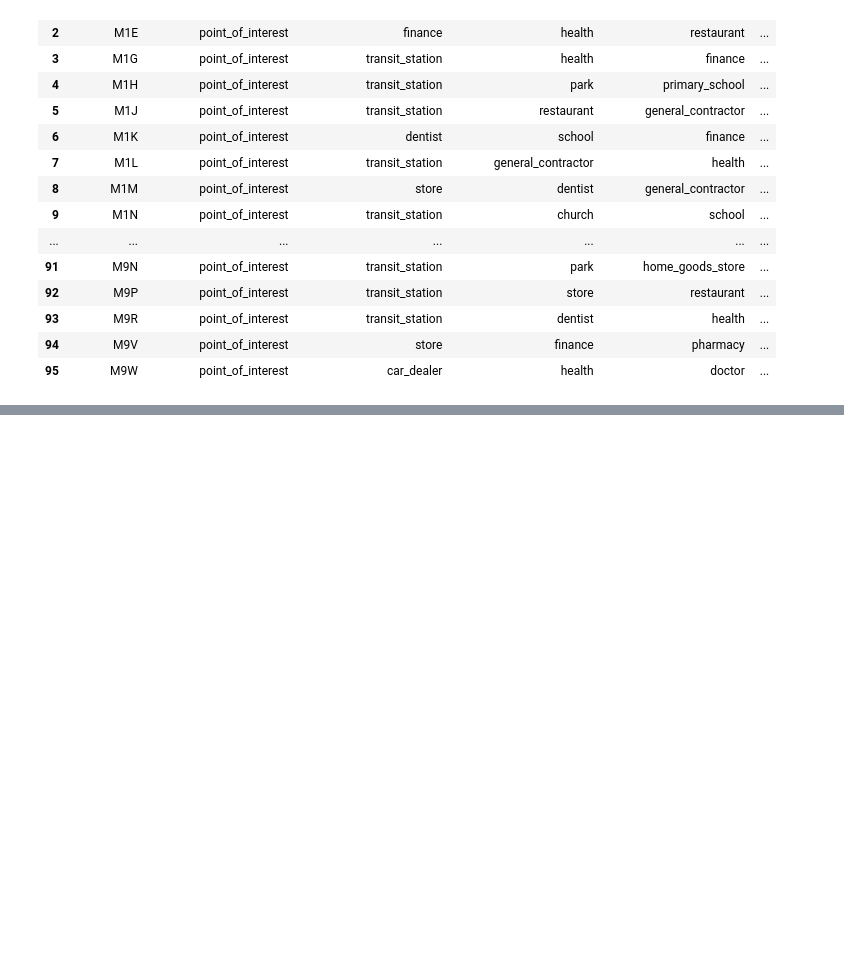
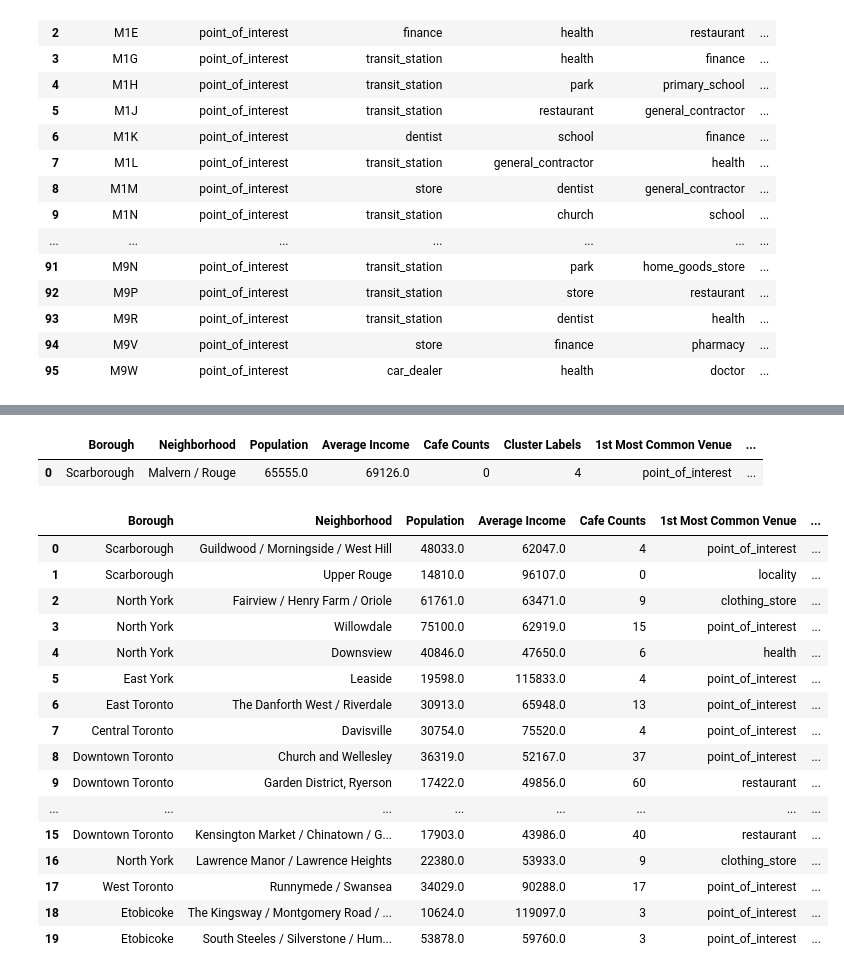
Before and after one commit to Dhruvi267/Market_segment, a Jupyter notebook: market-segmentationV3.ipynb, the cells around one changed output, grey strips where cells are left out. Drawn from its saved outputs; the diff is of its cells as text; code cells hidden in the pictures; blank space fills up the shorter version.

```diff
--- a/market-segmentationV3.ipynb
+++ b/market-segmentationV3.ipynb
@@ -1014,13 +994,13 @@ for ind in np.arange(num_top_venues):
         columns.append('{}th Most Common Venue'.format(ind+1))
 
 # create a new dataframe
-district_venues_sorted = pd.DataFrame(columns=columns)
-district_venues_sorted['Postal Code'] = toronto_onehot_grouped['Postal Code']
+toronto_onehot_sorted = pd.DataFrame(columns=columns)
+toronto_onehot_sorted['Postal Code'] = toronto_onehot_grouped['Postal Code']
 
 for ind in np.arange(toronto_onehot_grouped.shape[0]):
-    district_venues_sorted.iloc[ind, 1:] = return_most_common_venues(toronto_onehot_grouped.iloc[ind, :], num_top_venues)
+    toronto_onehot_sorted.iloc[ind, 1:] = return_most_common_venues(toronto_onehot_grouped.iloc[ind, :], num_top_venues)
 
-district_venues_sorted
+toronto_onehot_sorted
 # %% [output]
 |  | Postal Code | 1st Most Common Venue | 2nd Most Common Venue | 3rd Most Common Venue | 4th Most Common Venue | ... |
 | 0 | M1B | point_of_interest | store | electronics_store | lodging | ... |
@@ -1039,3 +1019,14 @@ district_venues_sorted
 | 93 | M9R | point_of_interest | transit_station | dentist | health | ... |
 | 94 | M9V | point_of_interest | store | finance | pharmacy | ... |
 | 95 | M9W | point_of_interest | car_dealer | health | doctor | ... |
+# %%
+# set number of clusters
+kclusters = 6
+
+toronto_onehot_grouped_clustering = toronto_onehot_grouped.drop('Postal Code', axis=1)
+
+# run k-means clustering
+kmeans = KMeans(n_clusters=kclusters, random_state=0).fit(toronto_onehot_grouped_clustering)
+
+# check cluster labels generated for each row in the dataframe
+kmeans.labels_[0:10]
@@ -1041,0 +1035,10 @@ district_venues_sorted
+# %%
+# add clustering labels
+toronto_onehot_sorted.insert(0, 'Cluster Labels', kmeans.labels_)
+
+toronto_onehot_merged = toronto_data_df
+
+# merge toronto_grouped with toronto_data to add latitude/longitude for each neighborhood
+toronto_onehot_merged = toronto_onehot_merged.join(toronto_onehot_sorted.set_index('Postal Code'), on='Postal Code', how='right')
+
+toronto_onehot_merged.head() # check the last columns!
@@ -1041,0 +1052,29 @@ district_venues_sorted
+# %%
+toronto_final = toronto_onehot_merged.drop(['Postal Code','Latitude', 'Longitude', 'Cafe Names'], axis= 1)
+toronto_final.head(1)
+# %% [output]
+|  | Borough | Neighborhood | Population | Average Income | Cafe Counts | Cluster Labels | 1st Most Common Venue | ... |
+| 0 | Scarborough | Malvern / Rouge | 65555.0 | 69126.0 | 0 | 4 | point_of_interest | ... |
+# %%
+ClusterA = toronto_final.loc[toronto_final['Cluster Labels'] == 0, toronto_final.columns[[0] + [1] + [2] + [3] + [4] + list(range(5, toronto_final.shape[1]))]]
+ClusterA = ClusterA.drop(['Cluster Labels'], axis = 1).reset_index(drop= True)
+
+ClusterA
+# %% [output]
+|  | Borough | Neighborhood | Population | Average Income | Cafe Counts | 1st Most Common Venue | ... |
+| 0 | Scarborough | Guildwood / Morningside / West Hill | 48033.0 | 62047.0 | 4 | point_of_interest | ... |
+| 1 | Scarborough | Upper Rouge | 14810.0 | 96107.0 | 0 | locality | ... |
+| 2 | North York | Fairview / Henry Farm / Oriole | 61761.0 | 63471.0 | 9 | clothing_store | ... |
+| 3 | North York | Willowdale | 75100.0 | 62919.0 | 15 | point_of_interest | ... |
+| 4 | North York | Downsview | 40846.0 | 47650.0 | 6 | health | ... |
+| 5 | East York | Leaside | 19598.0 | 115833.0 | 4 | point_of_interest | ... |
+| 6 | East Toronto | The Danforth West / Riverdale | 30913.0 | 65948.0 | 13 | point_of_interest | ... |
+| 7 | Central Toronto | Davisville | 30754.0 | 75520.0 | 4 | point_of_interest | ... |
+| 8 | Downtown Toronto | Church and Wellesley | 36319.0 | 52167.0 | 37 | point_of_interest | ... |
+| 9 | Downtown Toronto | Garden District, Ryerson | 17422.0 | 49856.0 | 60 | restaurant | ... |
+| ... | ... | ... | ... | ... | ... | ... | ... |
+| 15 | Downtown Toronto | Kensington Market / Chinatown / G... | 17903.0 | 43986.0 | 40 | restaurant | ... |
+| 16 | North York | Lawrence Manor / Lawrence Heights | 22380.0 | 53933.0 | 9 | clothing_store | ... |
+| 17 | West Toronto | Runnymede / Swansea | 34029.0 | 90288.0 | 17 | point_of_interest | ... |
+| 18 | Etobicoke | The Kingsway / Montgomery Road / ... | 10624.0 | 119097.0 | 3 | point_of_interest | ... |
+| 19 | Etobicoke | South Steeles / Silverstone / Hum... | 53878.0 | 59760.0 | 3 | point_of_interest | ... |
```
Also changed, not shown: parts of 11 cells of this notebook.
